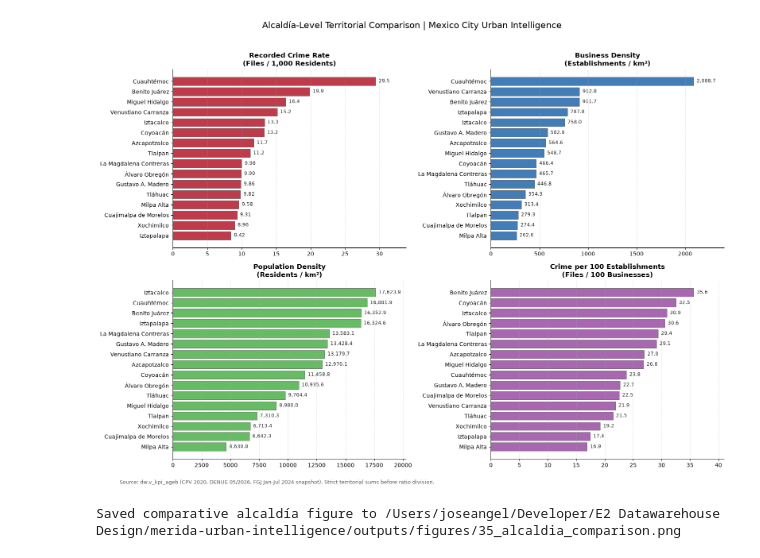
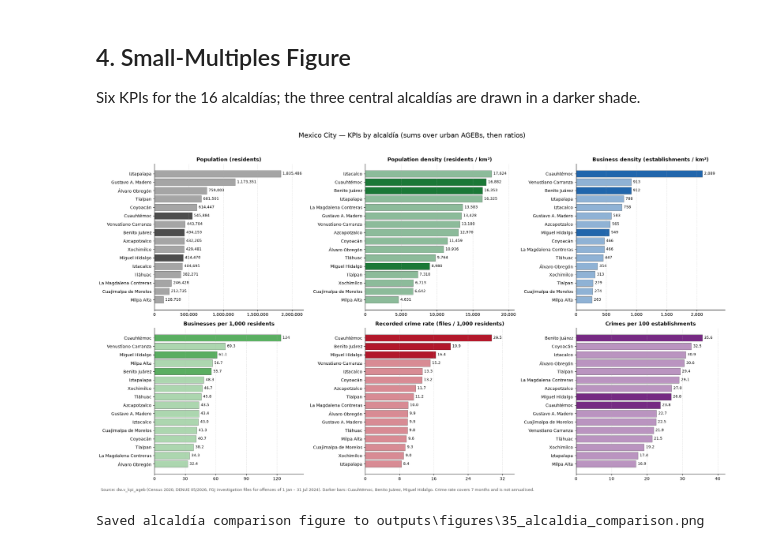
Before and after one commit to joseeangel0/merida-urban-intelligence, a Jupyter notebook: notebooks/35_alcaldia_comparison.ipynb, the cells around one changed output. Drawn from its saved outputs; the diff is of its cells as text; code cells hidden in the pictures.

```diff
--- a/notebooks/35_alcaldia_comparison.ipynb
+++ b/notebooks/35_alcaldia_comparison.ipynb
@@ -133,0 +63,11 @@ We generate a structured 4-panel figure comparing the 16 alcaldías across Popul
+# %%
+by_sector = load_view('v_business_by_sector')
+by_sector['alcaldia'] = by_sector['cvegeo'].map(mun_names)
+sector_totals = (
+    by_sector.groupby(['alcaldia', 'sector_name'], as_index=False)['establishments'].sum()
+    .sort_values(['alcaldia', 'establishments', 'sector_name'], ascending=[True, False, True])
+)
+dominant = sector_totals.groupby('alcaldia').head(1).set_index('alcaldia')
+alcaldia_df['dominant_sector'] = dominant['sector_name']
+alcaldia_df['dominant_sector_share_pct'] = 100 * dominant['establishments'] / alcaldia_df['businesses_total']
+assert (dominant['establishments'].groupby(level=0).sum() <= alcaldia_df['businesses_total']).all()
@@ -134,37 +150,43 @@ We generate a structured 4-panel figure comparing the 16 alcaldías across Popul
+# %% [markdown]
+## 4. Small-Multiples Figure
+
+Six KPIs for the 16 alcaldías; the three central alcaldías are drawn in a darker shade.
 # %%
-fig, axes = plt.subplots(2, 2, figsize=(16, 12))
-
 metrics = [
-    ('crime_rate_per_1k', 'Recorded Crime Rate\n(Files / 1,000 Residents)', '#b2182b'),
-    ('business_density_km2', 'Business Density\n(Establishments / km²)', '#2166ac'),
-    ('pop_density_km2', 'Population Density\n(Residents / km²)', '#4daf4a'),
-    ('crimes_per_100_biz', 'Crime per 100 Establishments\n(Files / 100 Businesses)', '#984ea3')
+    ('pop_total', 'Population (residents)', '#4d4d4d'),
+    ('pop_density_km2', 'Population density (residents / km²)', '#1b7837'),
+    ('business_density_km2', 'Business density (establishments / km²)', '#2166ac'),
+    ('businesses_per_1k', 'Businesses per 1,000 residents', '#5aae61'),
+    ('crime_rate_per_1k', 'Recorded crime rate (files / 1,000 residents)', '#b2182b'),
+    ('crimes_per_100_businesses', 'Crimes per 100 establishments', '#762a83'),
 ]
 
+fig, axes = plt.subplots(2, 3, figsize=(21, 12))
 for ax, (metric, label, color) in zip(axes.flatten(), metrics):
-    sorted_df = alcaldia_df.sort_values(metric, ascending=True)
-    bars = ax.barh(sorted_df.index, sorted_df[metric], color=color, alpha=0.85, edgecolor='#333', linewidth=0.5)
+    ordered = alcaldia_df[metric].sort_values()
+    colors = [color if name in CENTRE else color + '80' for name in ordered.index]
+    bars = ax.barh(ordered.index, ordered.values, color=colors, edgecolor='#333', linewidth=0.4)
     ax.set_title(label, fontsize=12, fontweight='bold')
     ax.spines[['top', 'right']].set_visible(False)
     ax.grid(axis='x', linestyle='--', alpha=0.4)
+    top = ordered.max()
+    for bar, value in zip(bars, ordered.values):
+        ax.text(value + top * 0.015, bar.get_y() + bar.get_height() / 2,
+                f"{value:,.0f}" if value >= 100 else f"{value:,.1f}", va='center', fontsize=8.5)
+    ax.set_xlim(0, top * 1.18)
+    ax.xaxis.set_major_locator(MaxNLocator(5))
+    ax.xaxis.set_major_formatter(StrMethodFormatter('{x:,.0f}'))
 
-    # Value labels
-    max_val = sorted_df[metric].max()
-    for bar in bars:
-        val = bar.get_width()
-        ax.text(val + max_val * 0.015, bar.get_y() + bar.get_height() / 2,
-                f"{val:,.1f}" if val >= 10 else f"{val:,.2f}",
-                va='center', fontsize=8.5, color='#222')
-    ax.set_xlim(0, max_val * 1.15)
-
-fig.suptitle("Alcaldía-Level Territorial Comparison | Mexico City Urban Intelligence", fontsize=16, y=0.98)
-fig.text(0.04, 0.01, "Source: dw.v_kpi_ageb (CPV 2020, DENUE 05/2026, FGJ Jan-Jul 2024 snapshot). Strict territorial sums before ratio division.", fontsize=9, color='#555')
-plt.tight_layout(rect=(0, 0.03, 1, 0.96))
+fig.suptitle("Mexico City — KPIs by alcaldía (sums over urban AGEBs, then ratios)", fontsize=16, y=0.995)
+fig.text(0.01, 0.005, "Source: dw.v_kpi_ageb (Census 2020, DENUE 05/2026, FGJ investigation files for offences of 1 Jan – 31 Jul 2024). "
+         "Darker bars: Cuauhtémoc, Benito Juárez, Miguel Hidalgo. Crime rate covers 7 months and is not annualised.",
+         fontsize=9, color='#555')
+plt.tight_layout(rect=(0, 0.02, 1, 0.97))
 
 fig_path = OUTPUT_FIGURES / "35_alcaldia_comparison.png"
 fig.savefig(fig_path, dpi=180, bbox_inches='tight')
 plt.show()
-print(f"Saved comparative alcaldía figure to {fig_path}")
+print(f"Saved alcaldía comparison figure to {fig_path.relative_to(ROOT)}")
 # %% [output]
-[figure, old version]
+[figure, new version]
-Saved comparative alcaldía figure to /Users/joseangel/Developer/E2 Datawarehouse Design/merida-urban-intelligence/outputs/figures/35_alcaldia_comparison.png
+Saved alcaldía comparison figure to outputs\figures\35_alcaldia_comparison.png
```
Also changed, not shown: parts of 15 cells of this notebook, 2 other files.
